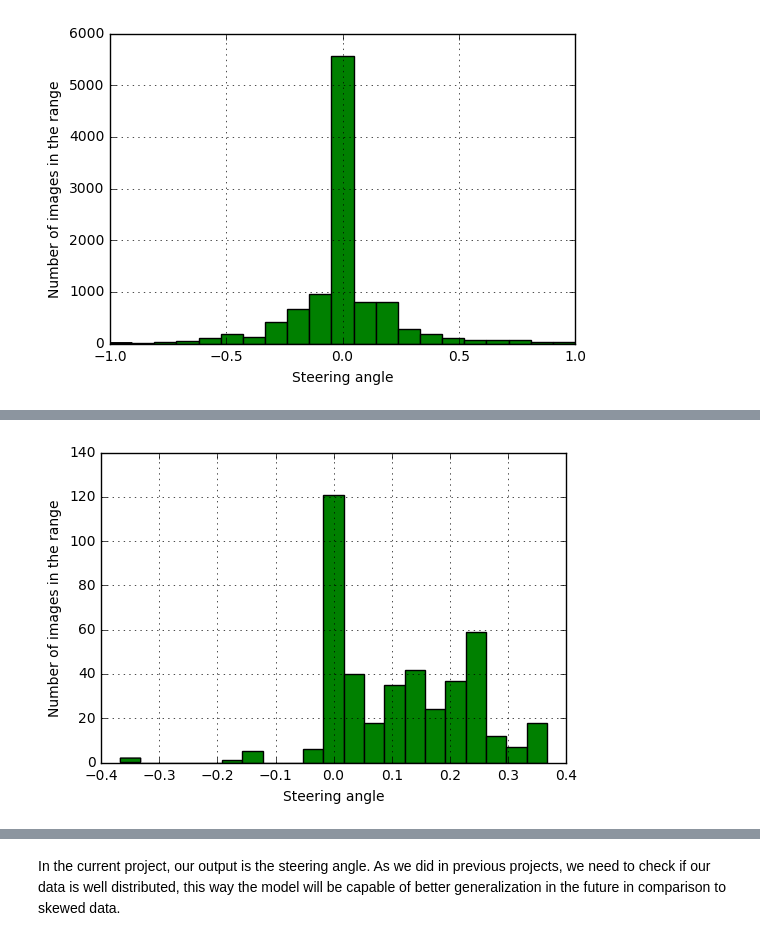
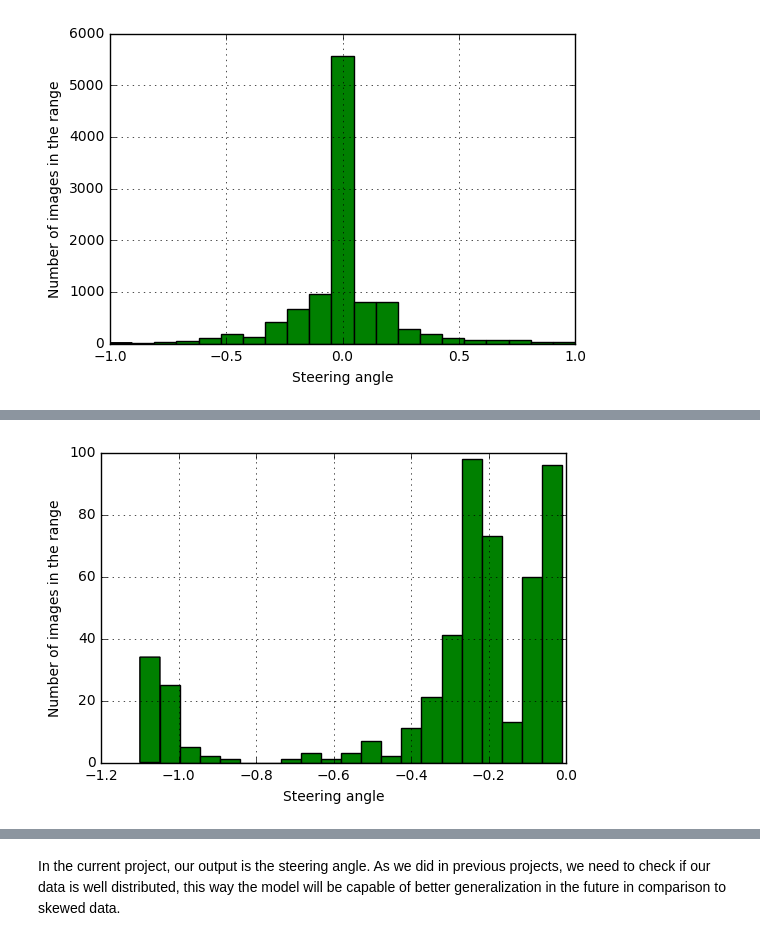
Before and after one commit to yhoazk/CarND-Behavioral-Cloning-P3, a Jupyter notebook: ExploreAndPreprocessData.ipynb, the cells around one changed output, grey strips where cells are left out. Cells and saved outputs as stored; diff of their text form; code cells hidden in the pictures.

```diff
--- a/ExploreAndPreprocessData.ipynb
+++ b/ExploreAndPreprocessData.ipynb
@@ -5,19 +5,20 @@ The simulator generates JPG images with dimensions 320x160x3, for 3 different ca
 # %% [markdown]
 ### Define project specific python constants
 # %%
-SIMULATOR_DIR = "/home/porko/Descargas/simulator-linux/"
+#SIMULATOR_DIR = "/home/porko/Descargas/simulator-linux/"
+SIMULATOR_DIR ="/home/porko/Descargas/simulator-linux/"
 #SIMULATOR_DIR = "../simulator-linux/"
 IMG_DIR       = SIMULATOR_DIR# + "IMG/"
 LABEL_CSV     = SIMULATOR_DIR + "driving_log.csv"
 
-PARK_REC_IMG  = SIMULATOR_DIR + "prk/"#IMG/"
-PARK_REC_CSV  = SIMULATOR_DIR + "prk/driving_log.csv"
+PARK_REC_IMG  = "/home/porko/Descargas/simulator-linux/prk/"#SIMULATOR_DIR + "prk/"#IMG/"
+PARK_REC_CSV  = PARK_REC_IMG + "/driving_log.csv"
 
-LEFT_REC_IMG  = SIMULATOR_DIR + "lft/"#IMG/"
-LEFT_REC_CSV  = SIMULATOR_DIR + "lft/driving_log.csv"
+LEFT_REC_IMG  = "/home/porko/Descargas/simulator-linux/lft/"#SIMULATOR_DIR + "lft/"#IMG/"
+LEFT_REC_CSV  = LEFT_REC_IMG + "/driving_log.csv"
 
-RIGHT_REC_IMG  = SIMULATOR_DIR + "rgt/"#IMG/"
-RIGHT_REC_CSV  = SIMULATOR_DIR + "rgt/driving_log.csv"
+RIGHT_REC_IMG  = "/home/porko/Descargas/simulator-linux/" + "rgt/"#IMG/"
+RIGHT_REC_CSV  = RIGHT_REC_IMG + "/driving_log.csv"
 
 %pwd
 %cd /home/porko/workspace/nd_selfDrive/CarND-Behavioral-Cloning-P3
@@ -125,7 +126,7 @@ def analyze_dataset(angle_list):
 
 
 def plot_imgArr(img_arr, label=None, predict=None, gray=False, n=2):
-    f, arr = plt.subplots(n,n)
+    f, arr = plt.subplots(n,2)
     print(img_arr[0].shape)
     for n, subplt in enumerate(arr.reshape(-1)):
         if gray:
@@ -229,5 +222,9 @@ n_lft, bins_lft = analyze_dataset(y_lft)
-# %%
-X_rgt,y_rgt = get_dataset(RIGHT_REC_IMG, RIGHT_REC_CSV )
-n_rgt, bins_rgt = analyze_dataset(y_rgt)
-# %% [output]
-[figure, removed]
+# %%
+X_park,y_park = get_dataset(PARK_REC_IMG, PARK_REC_CSV )
+# Make all the samples more to the right
+for n,y in enumerate(y_park):
+    y_park[n] = (-1.*abs(y)) + (random.randint(1, 10) / -100)
+
+n_park, bins_park = analyze_dataset(y_park)
+# %% [output]
+[figure, added]
```
Also changed, not shown: parts of 15 cells of this notebook, 3 other files.
